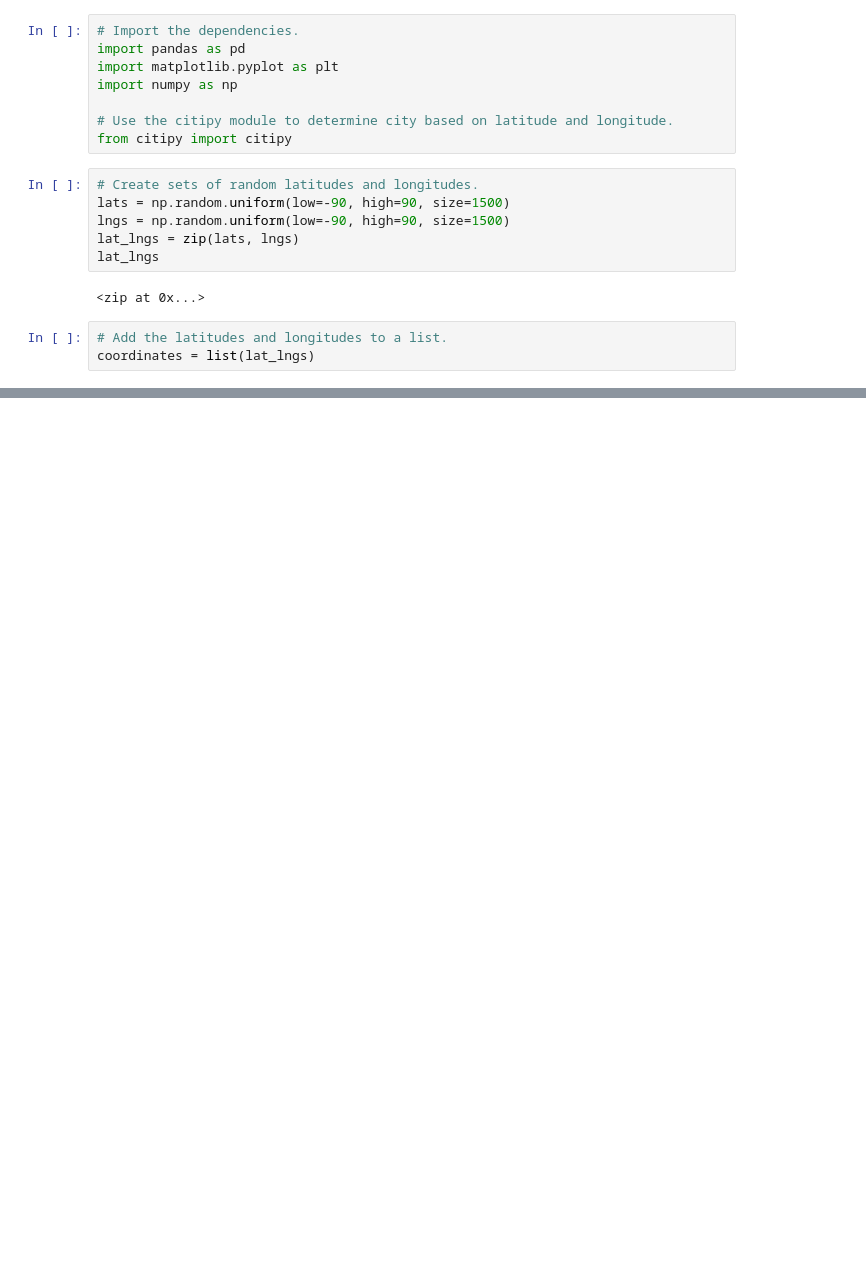
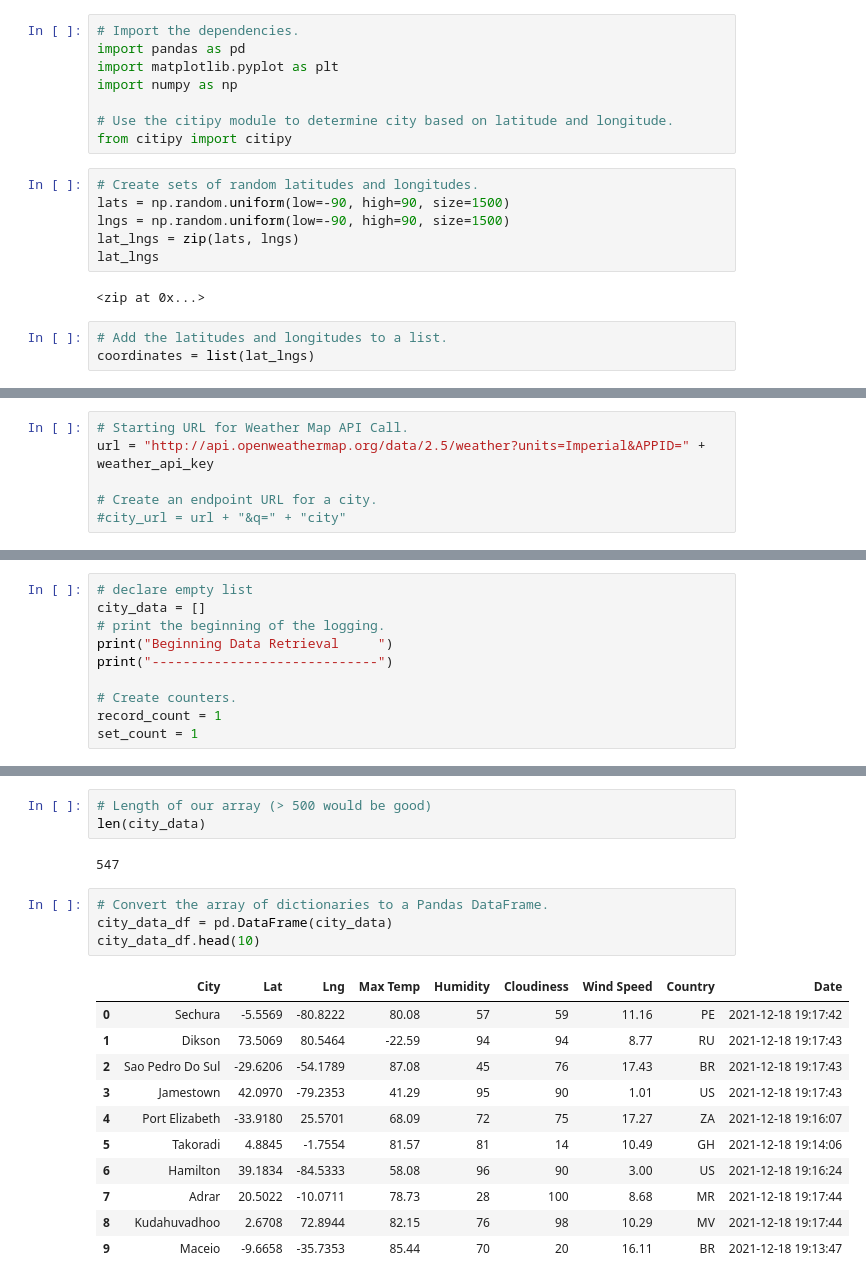
Before and after one commit to tonywang3571/World_Weather_Analysis, a Jupyter notebook: WeatherPy.ipynb, the cells around one changed output, grey strips where cells are left out. Cells and saved outputs as stored; diff of their text form; blank space fills up the shorter version.

Commit message:
Modified gitignore and updated WeatherPy and added csv file

```diff
--- a/WeatherPy.ipynb
+++ b/WeatherPy.ipynb
@@ -33,0 +40,6 @@ len(cities)
+# %%
+# Starting URL for Weather Map API Call.
+url = "http://api.openweathermap.org/data/2.5/weather?units=Imperial&APPID=" + weather_api_key
+
+# Create an endpoint URL for a city.
+#city_url = url + "&q=" + "city"
@@ -33,0 +50,10 @@ len(cities)
+# %%
+# declare empty list
+city_data = []
+# print the beginning of the logging.
+print("Beginning Data Retrieval     ")
+print("-----------------------------")
+
+# Create counters.
+record_count = 1
+set_count = 1
@@ -33,0 +133,21 @@ len(cities)
+# %%
+# Length of our array (> 500 would be good)
+len(city_data)
+# %% [output]
+547
+# %%
+# Convert the array of dictionaries to a Pandas DataFrame.
+city_data_df = pd.DataFrame(city_data)
+city_data_df.head(10)
+# %% [output]
+|  | City | Lat | Lng | Max Temp | Humidity | Cloudiness | Wind Speed | Country | Date |
+| 0 | Sechura | -5.5569 | -80.8222 | 80.08 | 57 | 59 | 11.16 | PE | 2021-12-18 19:17:42 |
+| 1 | Dikson | 73.5069 | 80.5464 | -22.59 | 94 | 94 | 8.77 | RU | 2021-12-18 19:17:43 |
+| 2 | Sao Pedro Do Sul | -29.6206 | -54.1789 | 87.08 | 45 | 76 | 17.43 | BR | 2021-12-18 19:17:43 |
+| 3 | Jamestown | 42.0970 | -79.2353 | 41.29 | 95 | 90 | 1.01 | US | 2021-12-18 19:17:43 |
+| 4 | Port Elizabeth | -33.9180 | 25.5701 | 68.09 | 72 | 75 | 17.27 | ZA | 2021-12-18 19:16:07 |
+| 5 | Takoradi | 4.8845 | -1.7554 | 81.57 | 81 | 14 | 10.49 | GH | 2021-12-18 19:14:06 |
+| 6 | Hamilton | 39.1834 | -84.5333 | 58.08 | 96 | 90 | 3.00 | US | 2021-12-18 19:16:24 |
+| 7 | Adrar | 20.5022 | -10.0711 | 78.73 | 28 | 100 | 8.68 | MR | 2021-12-18 19:17:44 |
+| 8 | Kudahuvadhoo | 2.6708 | 72.8944 | 82.15 | 76 | 98 | 10.29 | MV | 2021-12-18 19:17:44 |
+| 9 | Maceio | -9.6658 | -35.7353 | 85.44 | 70 | 20 | 16.11 | BR | 2021-12-18 19:13:47 |
```
Also changed, not shown: parts of 7 cells of this notebook, 2 other files.
